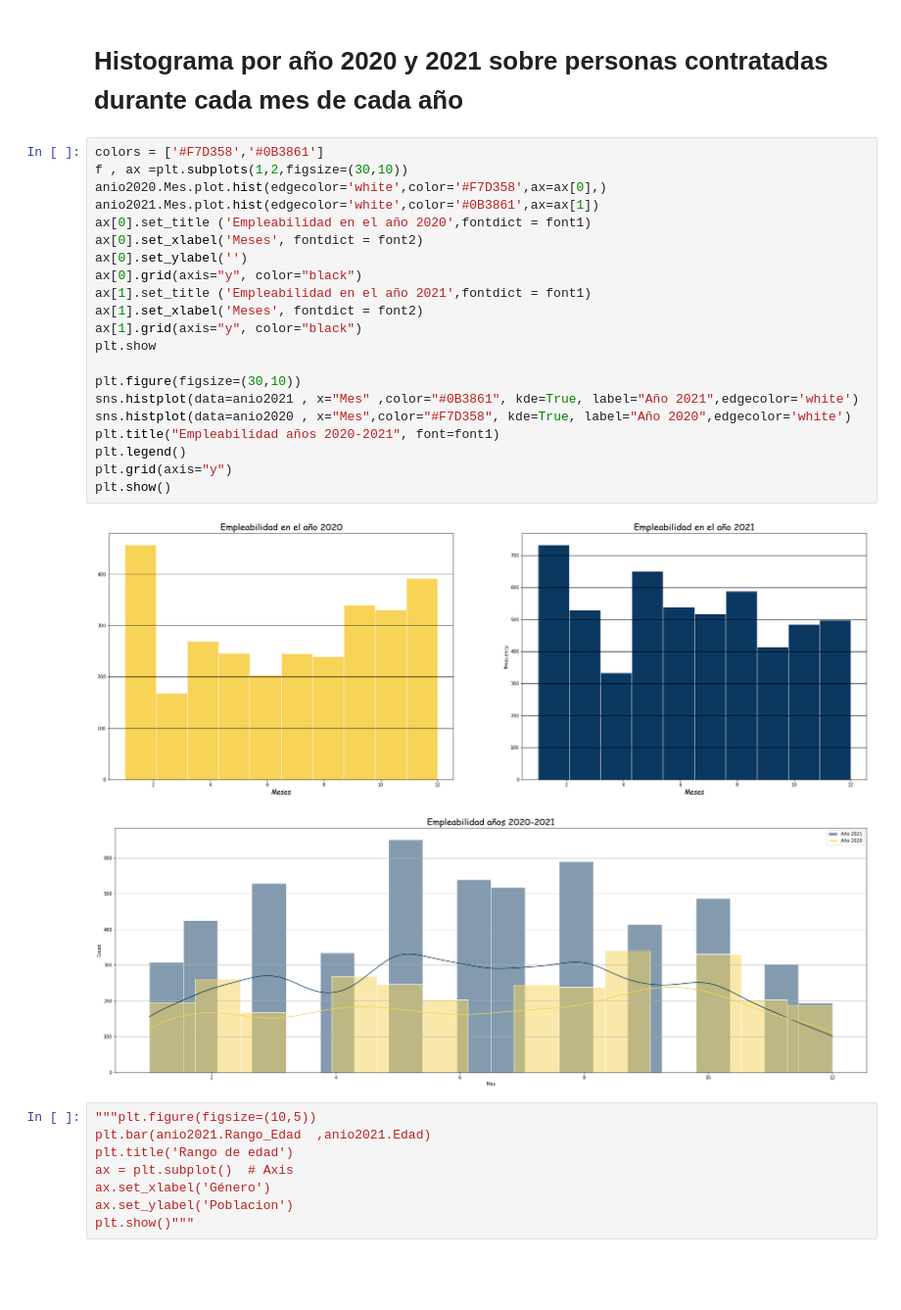
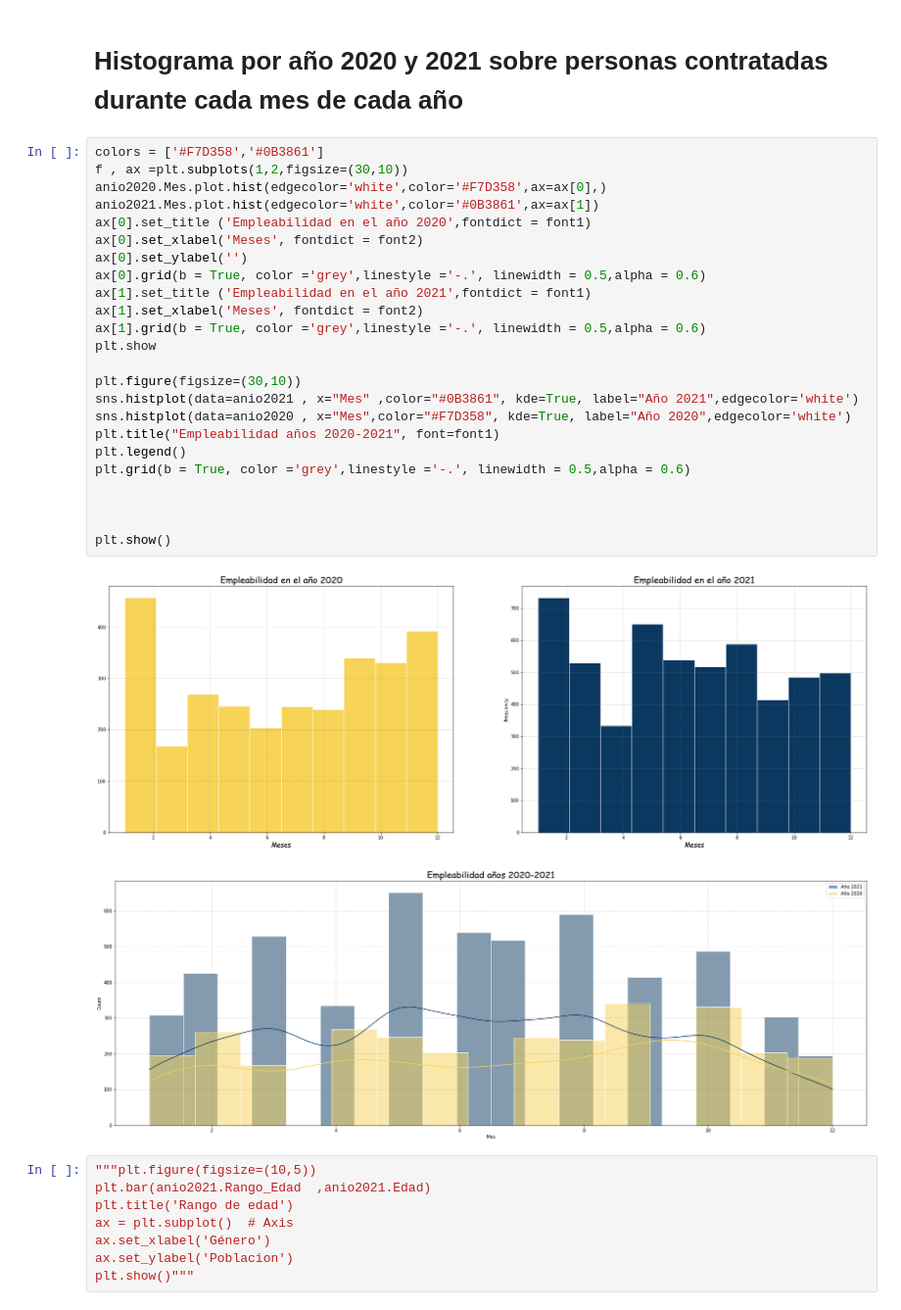
Before and after one commit to SaukB/Analisis, a Jupyter notebook: Proyecto.ipynb, the cells around one changed output. Shown at 98% size. Saved outputs shown, nothing was run; the diff lists cells and outputs as text; blank space fills up the shorter version.

```diff
--- a/Proyecto.ipynb
+++ b/Proyecto.ipynb
@@ -171,26 +173,29 @@ plt.show()
 # %%
 colors = ['#F7D358','#0B3861']
 f , ax =plt.subplots(1,2,figsize=(30,10))
 anio2020.Mes.plot.hist(edgecolor='white',color='#F7D358',ax=ax[0],)
 anio2021.Mes.plot.hist(edgecolor='white',color='#0B3861',ax=ax[1])
 ax[0].set_title ('Empleabilidad en el año 2020',fontdict = font1)
 ax[0].set_xlabel('Meses', fontdict = font2)
 ax[0].set_ylabel('')
-ax[0].grid(axis="y", color="black")
+ax[0].grid(b = True, color ='grey',linestyle ='-.', linewidth = 0.5,alpha = 0.6)
 ax[1].set_title ('Empleabilidad en el año 2021',fontdict = font1)
 ax[1].set_xlabel('Meses', fontdict = font2)
-ax[1].grid(axis="y", color="black")
+ax[1].grid(b = True, color ='grey',linestyle ='-.', linewidth = 0.5,alpha = 0.6)
 plt.show
 
 plt.figure(figsize=(30,10))
 sns.histplot(data=anio2021 , x="Mes" ,color="#0B3861", kde=True, label="Año 2021",edgecolor='white')
 sns.histplot(data=anio2020 , x="Mes",color="#F7D358", kde=True, label="Año 2020",edgecolor='white')
 plt.title("Empleabilidad años 2020-2021", font=font1)
 plt.legend()
-plt.grid(axis="y")
+plt.grid(b = True, color ='grey',linestyle ='-.', linewidth = 0.5,alpha = 0.6)
+
+
+
 plt.show()
 # %% [output]
-[figure, old version]
+[figure, new version]
 [figure]
 # %%
 """plt.figure(figsize=(10,5))
```
Also changed, not shown: parts of 6 cells of this notebook, 1 other file.
